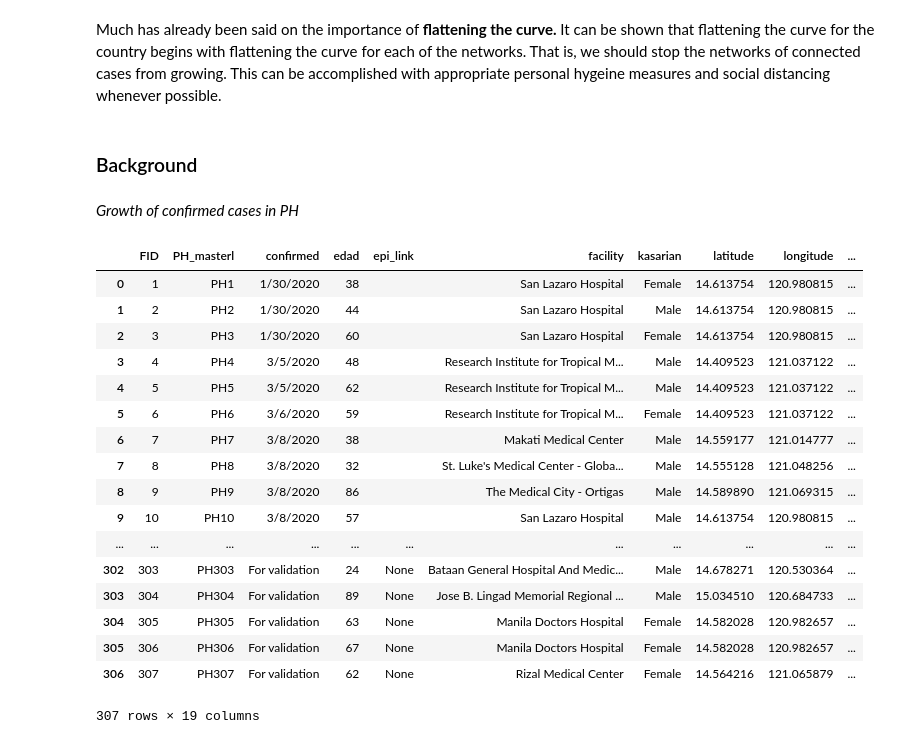
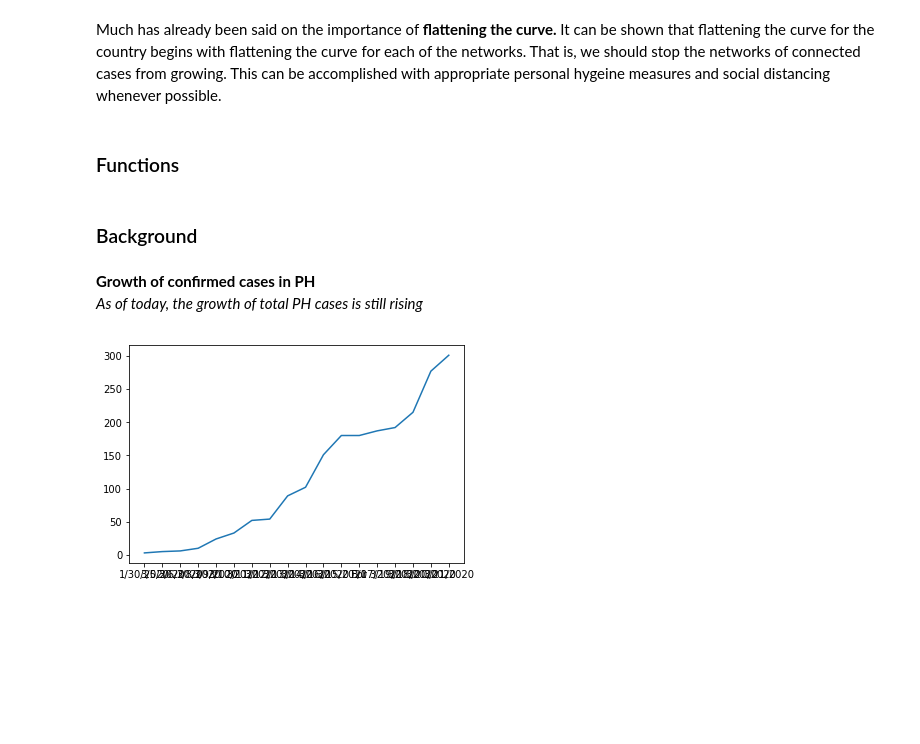
Before and after one commit to andrewnyu/analytics-projects, a Jupyter notebook: PH NCOV Network Analysis.ipynb, the cells around one changed output. Drawn from its saved outputs; the diff is of its cells as text; code cells hidden in the pictures; blank space fills up the shorter version.

Commit message:
Add case_plot function

```diff
--- a/PH NCOV Network Analysis.ipynb
+++ b/PH NCOV Network Analysis.ipynb
@@ -170,28 +170,44 @@ Percentage of Transmissions in networks of 2+: 10.75%
 ## Part III: Conclusion
 # %% [markdown]
 Much has already been said on the importance of <b>flattening the curve.</b> It can be shown that flattening the curve for the country begins with flattening the curve for each of the networks. That is, we should stop the networks of connected cases from growing. This can be accomplished with appropriate personal hygeine measures and social distancing whenever possible.
+# %% [markdown]
+### Functions
+# %%
+def get_case_plot(df):
+    """
+    This function generates the case growth curve for the given dataframe (df)
+    The dataframe should be in the format of the data extracted in part I
+    The dataframe can be the orginal df or a subset. Usage shown below
+    """
+
+    #decision is to use column 'confirmed.' see Data Validation section for details
+    case_dates = df['confirmed']
+
+    def get_date_part(s):
+        try:
+            return s.split(' ')[0]
+        except AttributeError:
+            return ""
+
+    case_dates = case_dates.apply(lambda x: get_date_part(x))
+    case_count = pd.DataFrame(case_dates[case_dates != ''].unique())
+
+    case_count.rename(columns = {0: 'date'}, inplace = True)
+    for row in case_count.itertuples():
+        current_date = getattr(row, 'date')
+        case_count.loc[getattr(row, 'Index'), 'case_count'] = len(df[df['confirmed']==current_date])
+
+    for i in range(1, len(case_count)):
+        case_count.loc[i, 'case_count'] += case_count.loc[i-1, 'case_count']
+
+    #plot
+    plt.plot(case_count['date'], case_count['case_count'])
 # %% [markdown]
 ### Background
 # %% [markdown]
-<i>Growth of confirmed cases in PH</i>
+<b>Growth of confirmed cases in PH</b>
+<br><i>As of today, the growth of total PH cases is still rising</i>
-# %%
-df
-# %% [output]
-|  | FID | PH_masterl | confirmed | edad | epi_link | facility | kasarian | latitude | longitude | ... |
-| 0 | 1 | PH1 | 1/30/2020 | 38 |  | San Lazaro Hospital | Female | 14.613754 | 120.980815 | ... |
-| 1 | 2 | PH2 | 1/30/2020 | 44 |  | San Lazaro Hospital | Male | 14.613754 | 120.980815 | ... |
-| 2 | 3 | PH3 | 1/30/2020 | 60 |  | San Lazaro Hospital | Female | 14.613754 | 120.980815 | ... |
-| 3 | 4 | PH4 | 3/5/2020 | 48 |  | Research Institute for Tropical M... | Male | 14.409523 | 121.037122 | ... |
-| 4 | 5 | PH5 | 3/5/2020 | 62 |  | Research Institute for Tropical M... | Male | 14.409523 | 121.037122 | ... |
-| 5 | 6 | PH6 | 3/6/2020 | 59 |  | Research Institute for Tropical M... | Female | 14.409523 | 121.037122 | ... |
-| 6 | 7 | PH7 | 3/8/2020 | 38 |  | Makati Medical Center | Male | 14.559177 | 121.014777 | ... |
-| 7 | 8 | PH8 | 3/8/2020 | 32 |  | St. Luke's Medical Center - Globa... | Male | 14.555128 | 121.048256 | ... |
-| 8 | 9 | PH9 | 3/8/2020 | 86 |  | The Medical City - Ortigas | Male | 14.589890 | 121.069315 | ... |
-| 9 | 10 | PH10 | 3/8/2020 | 57 |  | San Lazaro Hospital | Male | 14.613754 | 120.980815 | ... |
-| ... | ... | ... | ... | ... | ... | ... | ... | ... | ... | ... |
-| 302 | 303 | PH303 | For validation | 24 | None | Bataan General Hospital And Medic... | Male | 14.678271 | 120.530364 | ... |
-| 303 | 304 | PH304 | For validation | 89 | None | Jose B. Lingad Memorial Regional ... | Male | 15.034510 | 120.684733 | ... |
-| 304 | 305 | PH305 | For validation | 63 | None | Manila Doctors Hospital | Female | 14.582028 | 120.982657 | ... |
-| 305 | 306 | PH306 | For validation | 67 | None | Manila Doctors Hospital | Female | 14.582028 | 120.982657 | ... |
-| 306 | 307 | PH307 | For validation | 62 | None | Rizal Medical Center | Female | 14.564216 | 121.065879 | ... |
-307 rows × 19 columns
+# %%
+get_case_plot(df)
+# %% [output]
+[figure, added]
```
Also changed, not shown: parts of 9 cells of this notebook, 1 other file.
